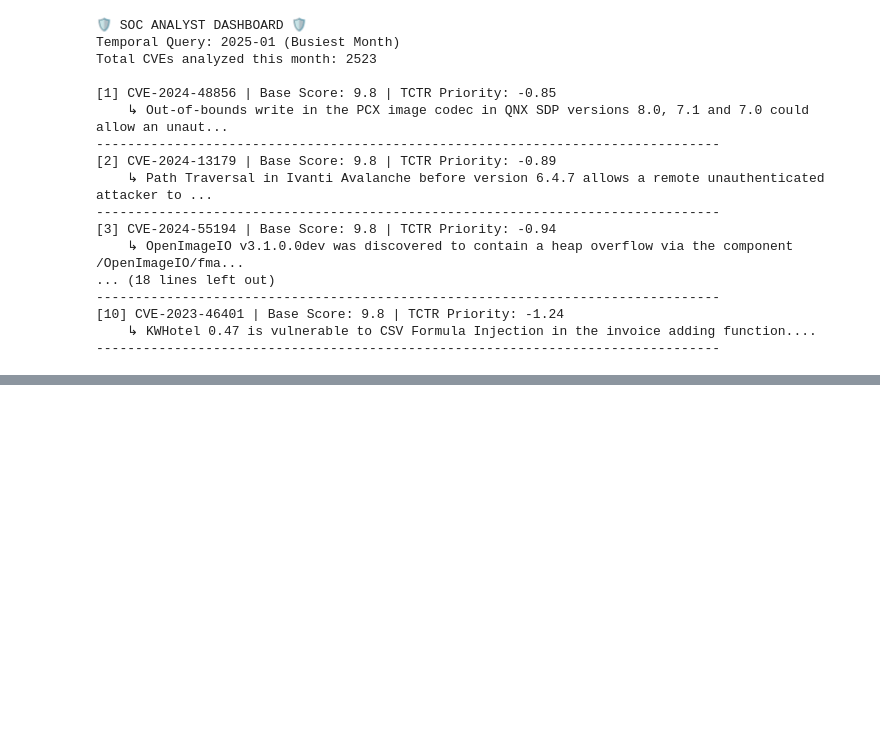
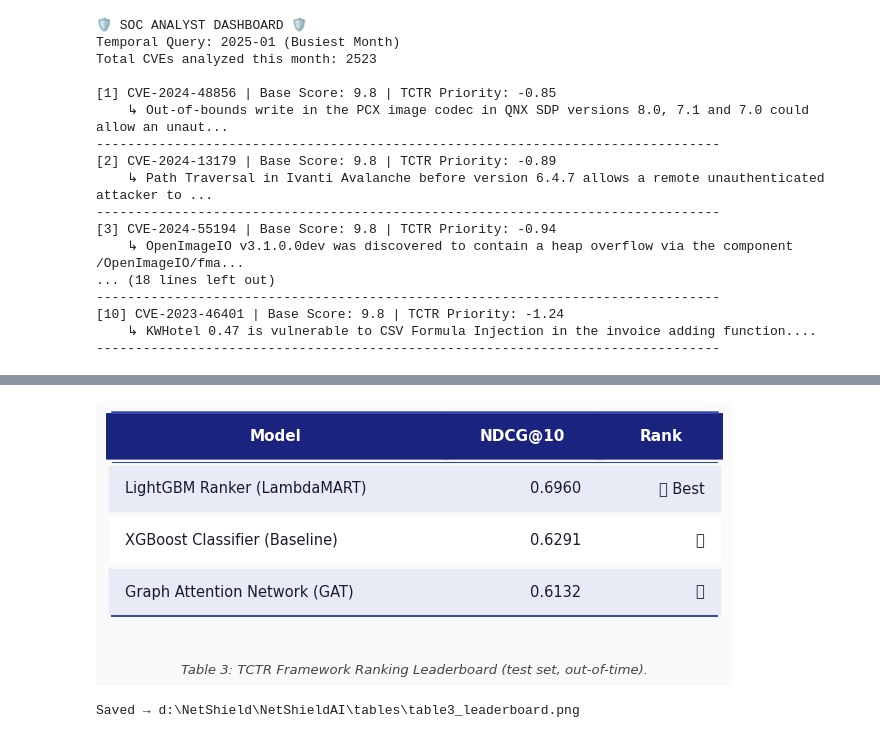
Before and after one commit to DivyViradiya/NetShieldAI, a Jupyter notebook: notebooks/05_evaluation_and_explainability.ipynb, the cells around one changed output, grey strips where cells are left out. Saved outputs shown, nothing was run; the diff lists cells and outputs as text; code cells hidden in the pictures; blank space fills up the shorter version.

```diff
--- a/notebooks/05_evaluation_and_explainability.ipynb
+++ b/notebooks/05_evaluation_and_explainability.ipynb
@@ -253,0 +336,26 @@ Total CVEs analyzed this month: 2523
+# %%
+# ── Table 3: TCTR Framework Ranking Leaderboard ──────────────────────────
+row_data = [
+    ('LightGBM Ranker (LambdaMART)', f'{lgb_ndcg:.4f}', '🥇 Best'),
+    ('XGBoost Classifier (Baseline)', f'{xgb_ndcg:.4f}', '🥈'),
+    ('Graph Attention Network (GAT)', f'{gat_ndcg:.4f}', '🥉'),
+]
+
+fig3 = draw_paper_table(
+    col_labels     = ['Model', 'NDCG@10', 'Rank'],
+    row_data       = row_data,
+    col_widths     = [0.55, 0.25, 0.20],
+    caption        = 'TCTR Framework Ranking Leaderboard (test set, out-of-time).',
+    caption_number = '3',
+    figwidth       = 6.5,
+)
+
+out3 = os.path.join(os.path.dirname(os.getcwd()),
+                    'tables', 'table3_leaderboard.png')
+os.makedirs(os.path.dirname(out3), exist_ok=True)
+fig3.savefig(out3, dpi=220, bbox_inches='tight')
+plt.show()
+print(f'Saved → {out3}')
+# %% [output]
+[figure, added]
+Saved → d:\NetShield\NetShieldAI\tables\table3_leaderboard.png
```
Also changed, not shown: parts of 2 cells of this notebook, 43 other files.
